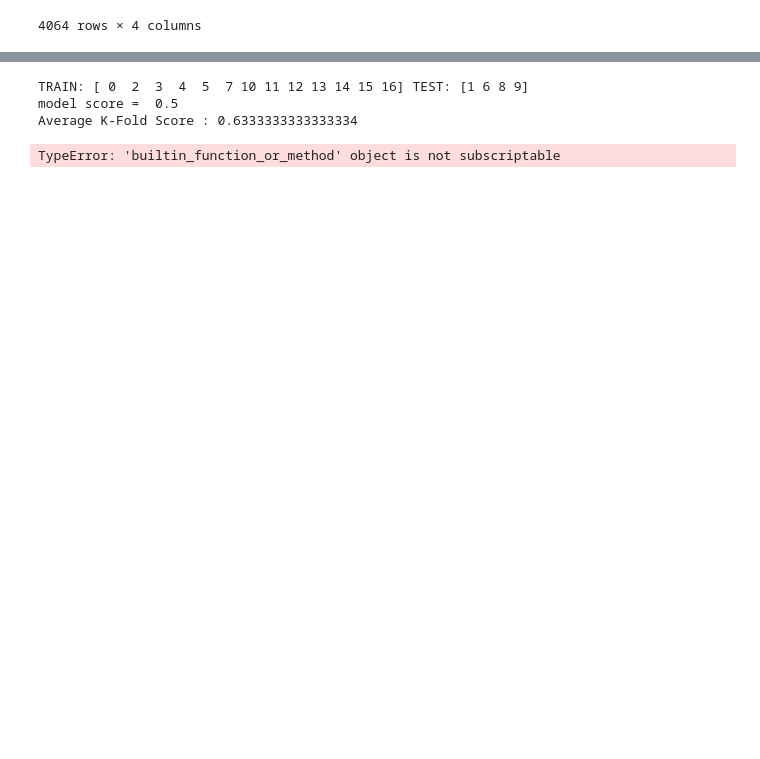
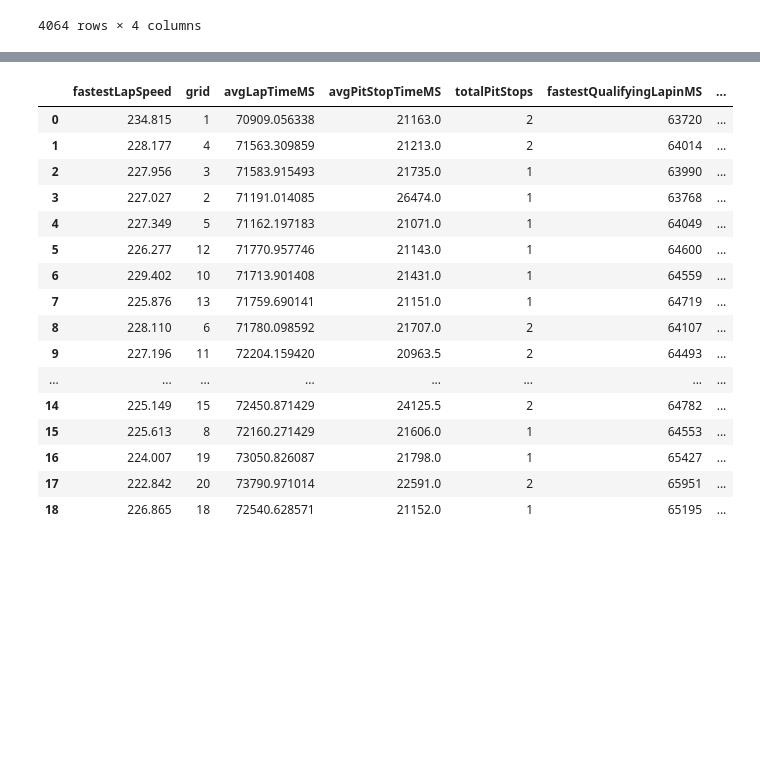
Before and after one commit to rajv98/CarsNData, a Jupyter notebook: Formula 1 Models.ipynb, the cells around one changed output, grey strips where cells are left out. Drawn from its saved outputs; the diff is of its cells as text; code cells hidden in the pictures; blank space fills up the shorter version.

```diff
--- a/Formula 1 Models.ipynb
+++ b/Formula 1 Models.ipynb
@@ -323,22 +250,0 @@ plt.rcParams["figure.figsize"] = fig_size
-# %%
-from sklearn.model_selection import KFold
-kf = KFold(n_splits = k, shuffle = True, random_state = 0)
-i=0
-for train_index, test_index in kf.split(X):
-    print("TRAIN:", train_index, "TEST:", test_index)
-    x_train = X.iloc[train_index]
-    x_test = X.iloc[test_index]
-    y_train = Y.iloc[train_index]
-    y_test= Y.iloc[test_index]
-    model = clf.fit(x_train,y_train)
-    predictions = clf.predict(x_test)
-    print("model score = ",model.score(x_test,y_test))
-    print('Average K-Fold Score :' , np.mean(scores))
-    #plt.figure()
-    x = tree.plot_tree(model,rounded=True,filled=True,class_names=sorted,feature_names=features)
-# %% [output]
-TRAIN: [ 0  2  3  4  5  7 10 11 12 13 14 15 16] TEST: [1 6 8 9]
-model score =  0.5
-Average K-Fold Score : 0.6333333333333334
-TypeError: 'builtin_function_or_method' object is not subscriptable
-[figure, removed]
@@ -344,0 +256,51 @@ TypeError: 'builtin_function_or_method' object is not subscriptable
+# %%
+X=monza_features.drop(columns=['raceId','PointsOrNot','nationality']).reset_index()
+X=X.drop(columns=['index','position','statusId','wins','points','qualifier_position'])
+
+avgOfAvgLapTime = X['avgLapTimeMS'].min()
+rangeOfAvgLT = X['avgLapTimeMS'].max() - X['avgLapTimeMS'].min()
+
+avgOffastestLapTimeinMS = X['fastestLapTimeinMS'].min()
+rangeOffastestLapTimeinMS = X['fastestLapTimeinMS'].max() - X['fastestLapTimeinMS'].min()
+
+avgOffastestQualifyingLapinMS = X['fastestQualifyingLapinMS'].min()
+rangeOffastestQualifyingLapinMS = X['fastestQualifyingLapinMS'].max() - X['fastestQualifyingLapinMS'].min()
+
+avgOfavgPitStopTimeMS = X['avgPitStopTimeMS'].min()
+rangeOfavgPitStopTimeMS = X['avgPitStopTimeMS'].max() - X['avgPitStopTimeMS'].min()
+
+avgOffastestLapSpeed = X['fastestLapSpeed'].min()
+rangeOffastestLapSpeed = float(X['fastestLapSpeed'].max()) - float(X['fastestLapSpeed'].min())
+
+
+
+#X['standardAvgLapTimeMS'] = X['avgLapTimeMS'].apply(standardized_avg,avg=avgOfAvgLapTime,timerange = rangeOfAvgLT)
+#X['standardfastestLapTimeinMS'] = X['fastestLapTimeinMS'].apply(standardized_avg,avg=avgOffastestLapTimeinMS,timerange = rangeOffastestLapTimeinMS)
+#X['standardfastestQualifyingLapinMS'] = X['fastestQualifyingLapinMS'].apply(standardized_avg,avg=avgOffastestQualifyingLapinMS,timerange = rangeOffastestQualifyingLapinMS)
+#X['standardavgPitStopTimeMS'] = X['avgPitStopTimeMS'].apply(standardized_avg,avg=avgOfavgPitStopTimeMS,timerange = rangeOfavgPitStopTimeMS)
+#X['standardfastestLapSpeed'] = X['fastestLapSpeed'].apply(standardized_avg,avg=avgOffastestLapSpeed,timerange = rangeOffastestLapSpeed)
+
+#X = X.drop(columns=['avgLapTimeMS','fastestLapTimeinMS','fastestQualifyingLapinMS','avgPitStopTimeMS','fastestLapSpeed'])
+
+#X['avgLapTimeMS'] = X['avgLapTimeMS']/1000
+#X['avgPitStopTimeMS'] = X['avgPitStopTimeMS']/1000
+X
+#X
+# %% [output]
+|  | fastestLapSpeed | grid | avgLapTimeMS | avgPitStopTimeMS | totalPitStops | fastestQualifyingLapinMS | ... |
+| 0 | 234.815 | 1 | 70909.056338 | 21163.0 | 2 | 63720 | ... |
+| 1 | 228.177 | 4 | 71563.309859 | 21213.0 | 2 | 64014 | ... |
+| 2 | 227.956 | 3 | 71583.915493 | 21735.0 | 1 | 63990 | ... |
+| 3 | 227.027 | 2 | 71191.014085 | 26474.0 | 1 | 63768 | ... |
+| 4 | 227.349 | 5 | 71162.197183 | 21071.0 | 1 | 64049 | ... |
+| 5 | 226.277 | 12 | 71770.957746 | 21143.0 | 1 | 64600 | ... |
+| 6 | 229.402 | 10 | 71713.901408 | 21431.0 | 1 | 64559 | ... |
+| 7 | 225.876 | 13 | 71759.690141 | 21151.0 | 1 | 64719 | ... |
+| 8 | 228.110 | 6 | 71780.098592 | 21707.0 | 2 | 64107 | ... |
+| 9 | 227.196 | 11 | 72204.159420 | 20963.5 | 2 | 64493 | ... |
+| ... | ... | ... | ... | ... | ... | ... | ... |
+| 14 | 225.149 | 15 | 72450.871429 | 24125.5 | 2 | 64782 | ... |
+| 15 | 225.613 | 8 | 72160.271429 | 21606.0 | 1 | 64553 | ... |
+| 16 | 224.007 | 19 | 73050.826087 | 21798.0 | 1 | 65427 | ... |
+| 17 | 222.842 | 20 | 73790.971014 | 22591.0 | 2 | 65951 | ... |
+| 18 | 226.865 | 18 | 72540.628571 | 21152.0 | 1 | 65195 | ... |
```
Also changed, not shown: parts of 21 cells of this notebook, 2 other files.
